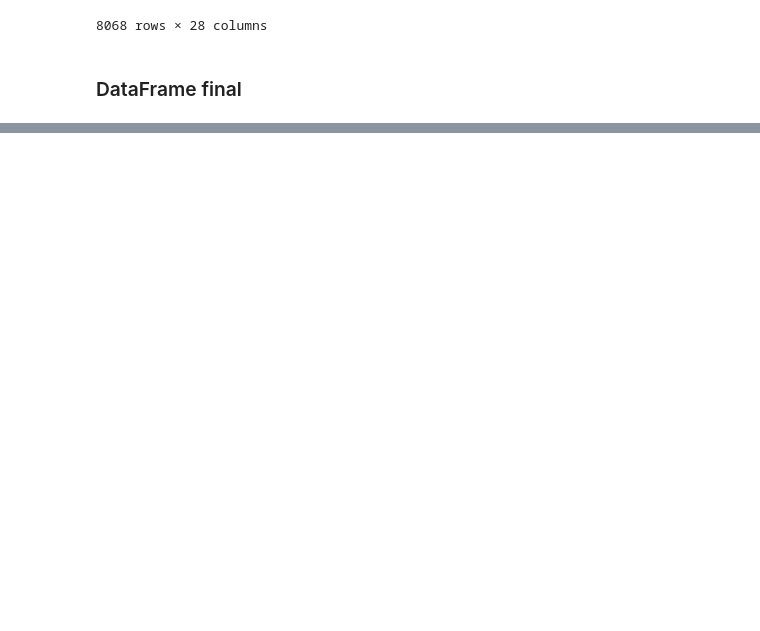
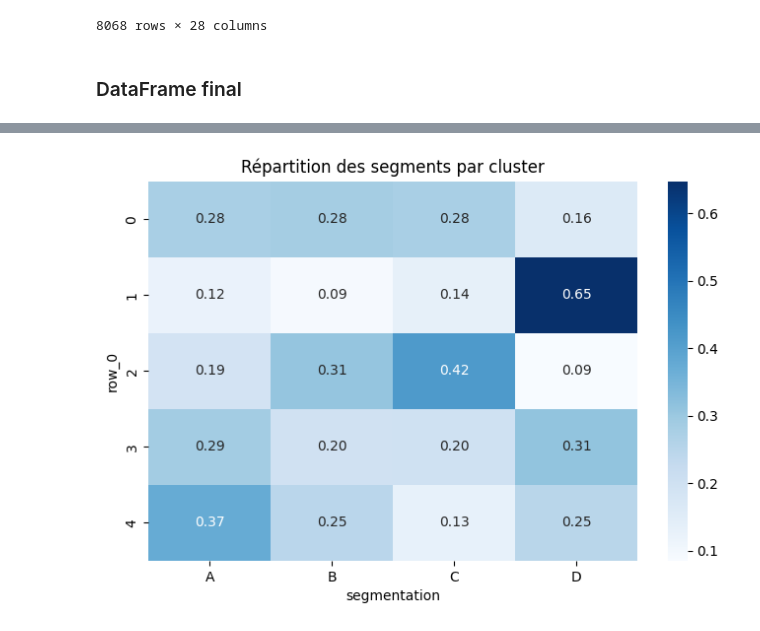
Before and after one commit to anthonybnl/projet-datascience, a Jupyter notebook: notebook-eda-models.ipynb, the cells around one changed output, grey strips where cells are left out. Saved outputs shown, nothing was run; the diff lists cells and outputs as text; code cells hidden in the pictures; blank space fills up the shorter version.

```diff
--- a/notebook-eda-models.ipynb
+++ b/notebook-eda-models.ipynb
@@ -424,0 +523,5 @@ df_final
+# %%
+# Tableau croisé cluster vs segmentation
+
+cross_tab = pd.crosstab(clusters, y, normalize="index")
+print(cross_tab)
@@ -424,0 +536,7 @@ df_final
+# %%
+plt.figure(figsize=(8, 5))
+sns.heatmap(cross_tab, annot=True, cmap="Blues", fmt=".2f")
+plt.title("Répartition des segments par cluster")
+plt.show()
+# %% [output]
+[figure, added]
```
Also changed, not shown: parts of 18 cells of this notebook, 1 other file.
